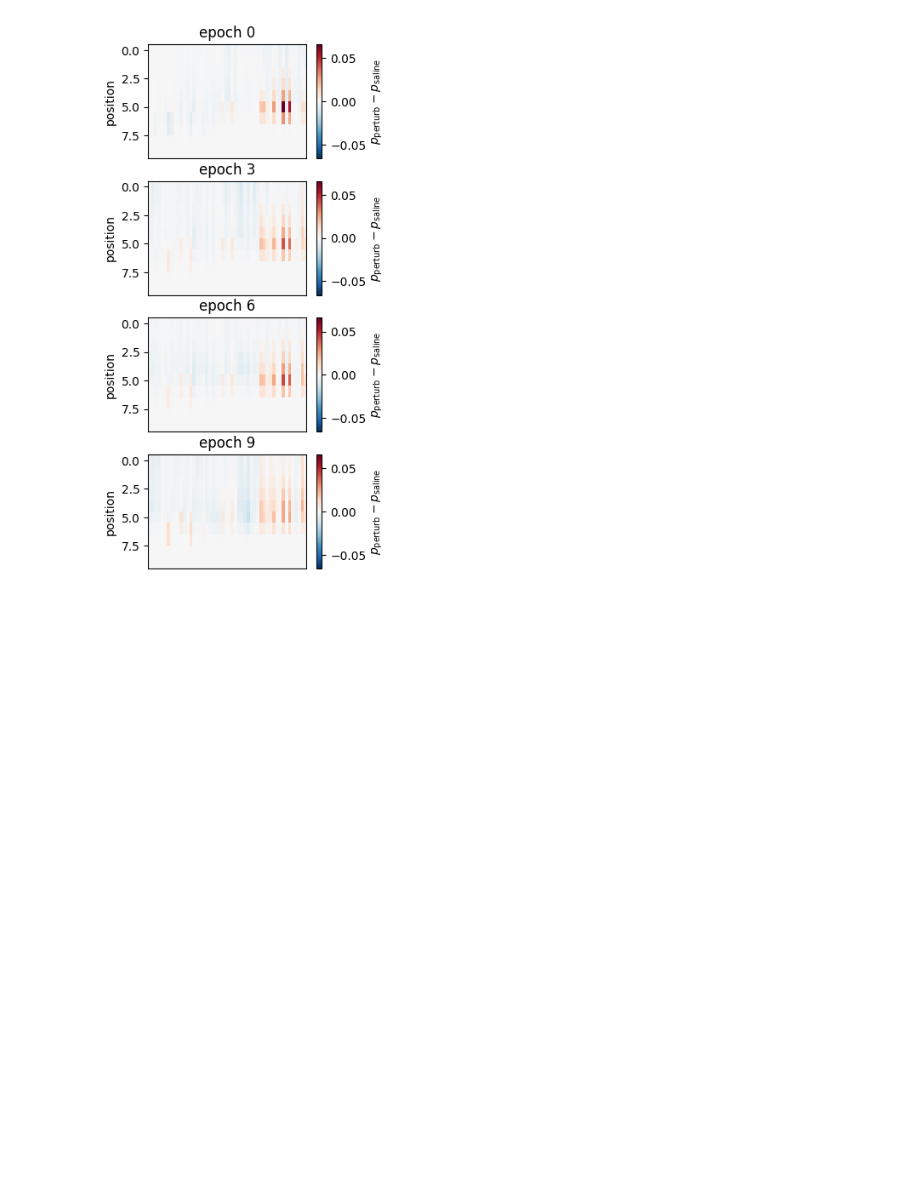
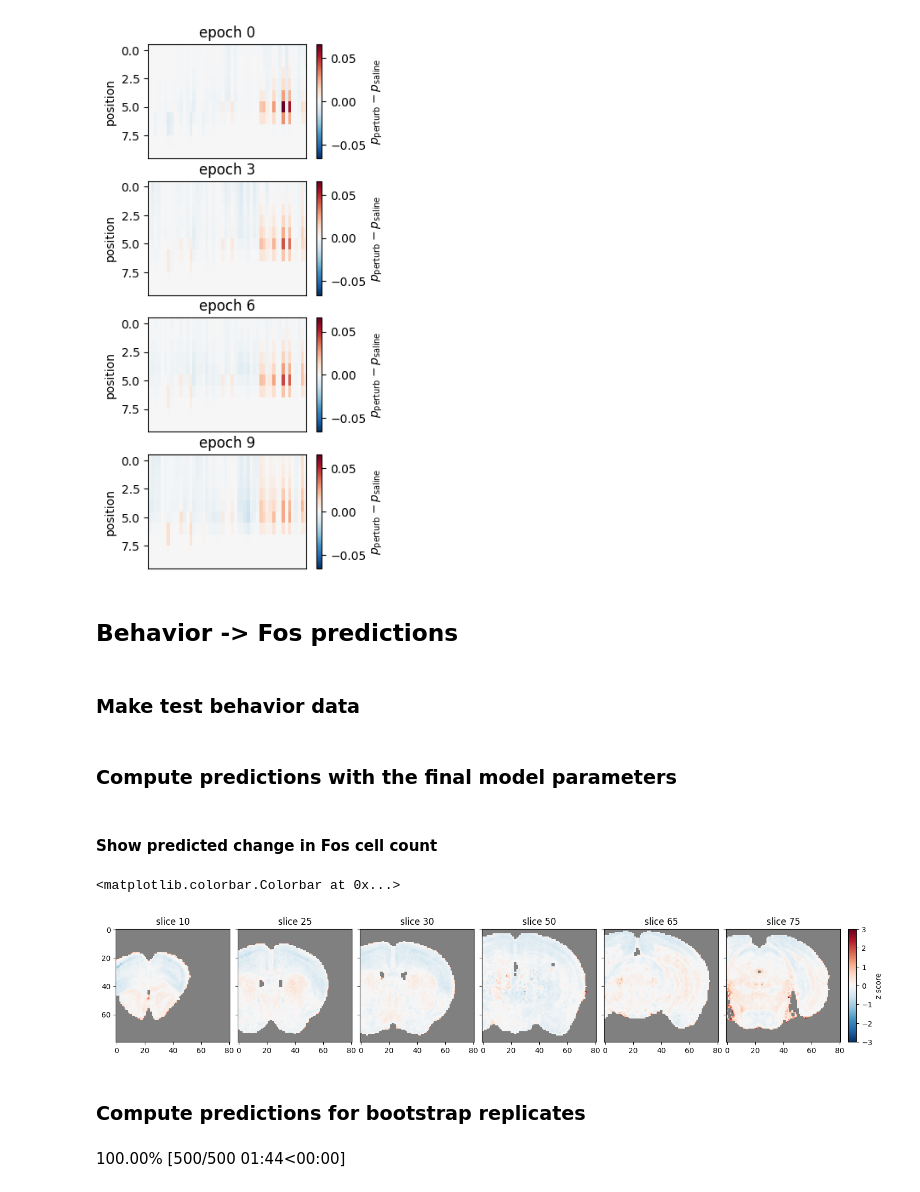
Before and after one commit to lindermanlab/fos, a Jupyter notebook: notebooks/2024-06-18 fos-behavior predictions.ipynb, the cells around one changed output. Drawn from its saved outputs; the diff is of its cells as text; code cells hidden in the pictures; blank space fills up the shorter version.

```diff
--- a/notebooks/2024-06-18 fos-behavior predictions.ipynb
+++ b/notebooks/2024-06-18 fos-behavior predictions.ipynb
@@ -299,7 +298,7 @@ for j, e in enumerate(epochs_to_plot):
 ### Visualize all predictions for comparison
 # %%
 # Make a copy of the changes and nan out the insignificant ones
-sig_pred_beh_change = final_pred_beh_change.copy()
+sig_pred_behav_change = final_pred_behav_change.copy()
 
 # Make a colormap to hide insignificant changes
 cmap = cm.RdBu_r
@@ -308,9 +307,9 @@ cmap.set_bad('k', alpha=0.25)
 # Plot the changes for a few epochs
 epochs_to_plot = [0, 3, 6, 9]
 fig, axs = plt.subplots(len(epochs_to_plot), figsize=(3, 2 * len(epochs_to_plot)))
-vlim = np.nanmax(abs(sig_pred_beh_change))
+vlim = np.nanmax(abs(sig_pred_behav_change))
 for j, e in enumerate(epochs_to_plot):
-    im = axs[j].imshow(sig_pred_beh_change[e],
+    im = axs[j].imshow(sig_pred_behav_change[e],
                        cmap=cmap,
                        interpolation="none",
                        aspect="auto",
@@ -323,3 +322,5 @@ for j, e in enumerate(epochs_to_plot):
     plt.colorbar(im, label=r"$p_{{\mathsf{{perturb}}}} - p_{{\mathsf{{saline}}}}$")
 # %% [output]
 [figure]
+# %% [markdown]
+## Behavior -> Fos predictions
@@ -325,0 +381,2 @@ for j, e in enumerate(epochs_to_plot):
+# %% [markdown]
+### Make test behavior data
@@ -325,0 +442,14 @@ for j, e in enumerate(epochs_to_plot):
+# %% [markdown]
+### Compute predictions with the final model parameters
+# %%
+final_pred_fos, test_loadings = predict_fos_given_behavior(
+    test_behav,
+    final_fos_params,
+    final_behav_params,
+    return_loadings=True
+)
+final_pred_fos_change = final_pred_fos[1] - final_pred_fos[0]
+
+# Also compute z-score of change
+std_fos_counts = fos_counts[drugs==10].std(axis=0)
+final_pred_fos_zscore = final_pred_fos_change / std_fos_counts
@@ -325,0 +462,34 @@ for j, e in enumerate(epochs_to_plot):
+# %% [markdown]
+#### Show predicted change in Fos cell count
+# %%
+# Plot the changes for a single slice of the brain
+from mpl_toolkits.axes_grid1 import ImageGrid
+
+slices_to_plot = [10, 25, 30, 50, 65, 75]
+fig = plt.figure(figsize=(3 * len(slices_to_plot), 3))
+grid = ImageGrid(fig, 111,          # as in plt.subplot(111)
+                 nrows_ncols=(1, len(slices_to_plot)),
+                 axes_pad=0.15,
+                 share_all=True,
+                 cbar_location="right",
+                 cbar_mode="single",
+                 cbar_size="7%",
+                 cbar_pad=0.15,
+                 )
+
+for j, slc in enumerate(slices_to_plot):
+    ax = grid[j]
+    _, im = plot_coronal(final_pred_fos_zscore,
+                        slc,
+                        alive_voxels,
+                        ax=ax,
+                        cmap=cmap,
+                        vmin=-3, vmax=3)
+    ax.set_title(f"slice {slc}")
+# plt.colorbar(im, label="z score")
+ax.cax.colorbar(im, ax=axs.ravel().tolist(), label='z score')
+# %% [output]
+<matplotlib.colorbar.Colorbar at 0x...>
+[figure, added]
+# %% [markdown]
+### Compute predictions for bootstrap replicates
@@ -325,0 +498,22 @@ for j, e in enumerate(epochs_to_plot):
+# %%
+for i in progress_bar(range(500)):
+    fname = "params_{:04d}.pkl".format(i)
+    with open(os.path.join(FOS_PARAM_DIR, fname), "rb") as f:
+        fos_params = pickle.load(f)
+
+    with open(os.path.join(BEHAVIOR_PARAM_DIR, fname), "rb") as f:
+        behav_params = pickle.load(f)
+
+    assert np.all(behav_params['bootstrap_inds'] == fos_params['bootstrap_inds'])
+
+    with warnings.catch_warnings():
+        warnings.simplefilter("ignore")
+        pred_fos = predict_fos_given_behavior(
+            test_behav,
+            fos_params,
+            behav_params,
+            return_loadings=False
+        )
+    bootstrap_pred_fos_changes[i] = pred_fos[1] - pred_fos[0]
+# %% [output]
+100.00% [500/500 01:44<00:00]
```
Also changed, not shown: parts of 31 cells of this notebook, 1 other file.
